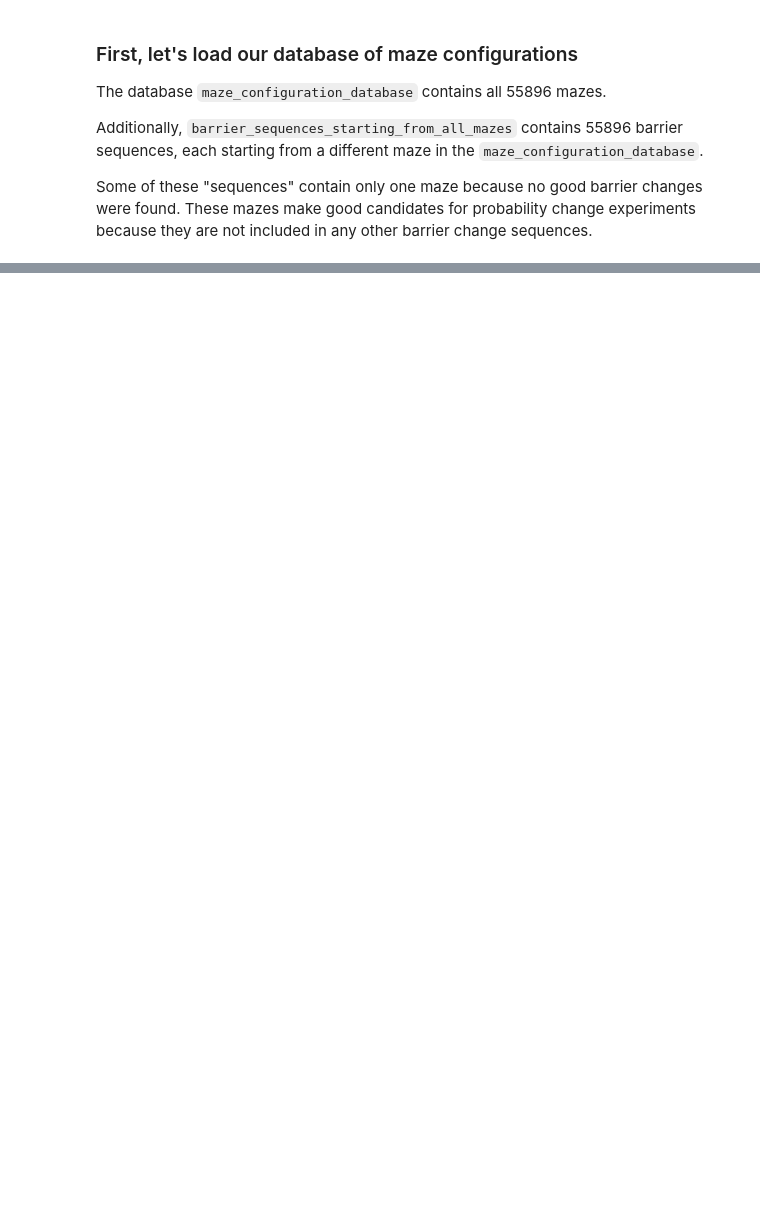
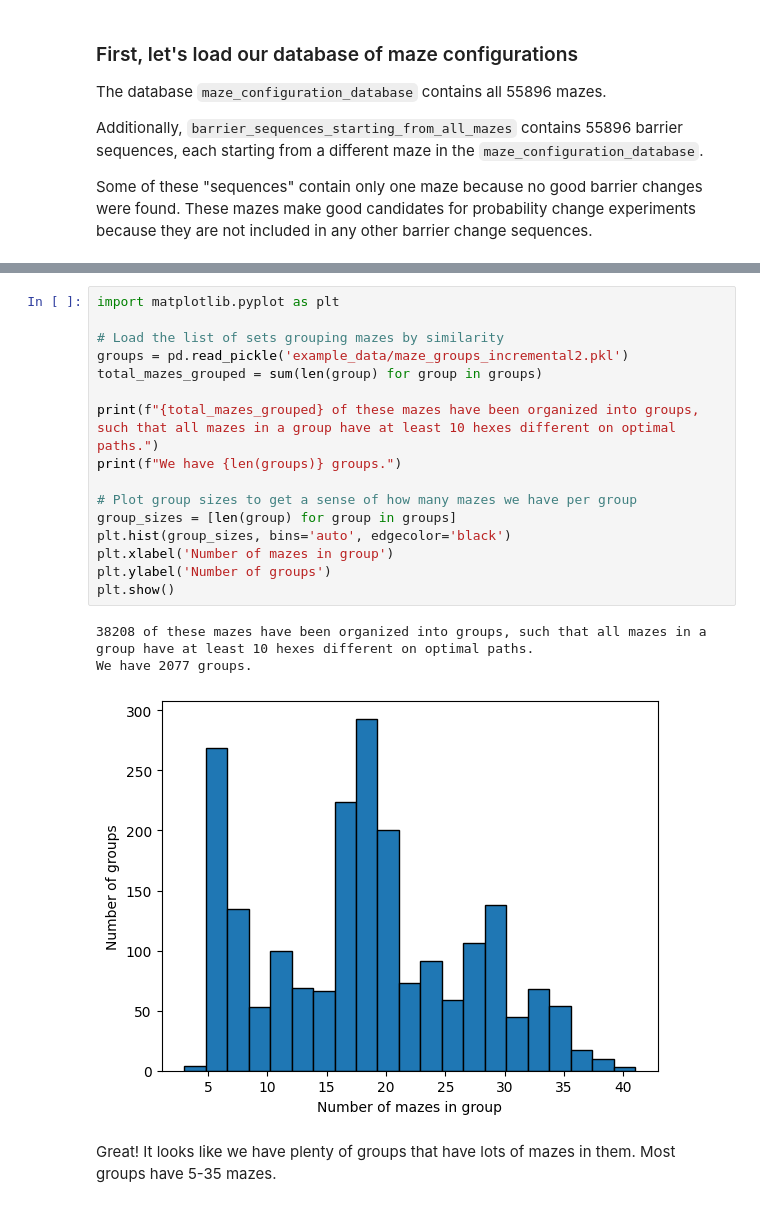
Before and after one commit to calderast/Hex-maze, a Jupyter notebook: Tutorials/Generate_Probability_Change_Database.ipynb, the cells around one changed output, grey strips where cells are left out. Drawn from its saved outputs; the diff is of its cells as text; blank space fills up the shorter version.

```diff
--- a/Tutorials/Generate_Probability_Change_Database.ipynb
+++ b/Tutorials/Generate_Probability_Change_Database.ipynb
@@ -136,0 +133,22 @@ We have 38208 maze configurations to choose from!
+# %%
+import matplotlib.pyplot as plt
+
+# Load the list of sets grouping mazes by similarity
+groups = pd.read_pickle('example_data/maze_groups_incremental2.pkl')
+total_mazes_grouped = sum(len(group) for group in groups)
+
+print(f"{total_mazes_grouped} of these mazes have been organized into groups, such that all mazes in a group have at least 10 hexes different on optimal paths.")
+print(f"We have {len(groups)} groups.")
+
+# Plot group sizes to get a sense of how many mazes we have per group
+group_sizes = [len(group) for group in groups]
+plt.hist(group_sizes, bins='auto', edgecolor='black')
+plt.xlabel('Number of mazes in group')
+plt.ylabel('Number of groups')
+plt.show()
+# %% [output]
+38208 of these mazes have been organized into groups, such that all mazes in a group have at least 10 hexes different on optimal paths.
+We have 2077 groups.
+[figure, added]
+# %% [markdown]
+Great! It looks like we have plenty of groups that have lots of mazes in them. Most groups have 5-35 mazes.
```
Also changed, not shown: parts of 15 cells of this notebook, 14 other files.
